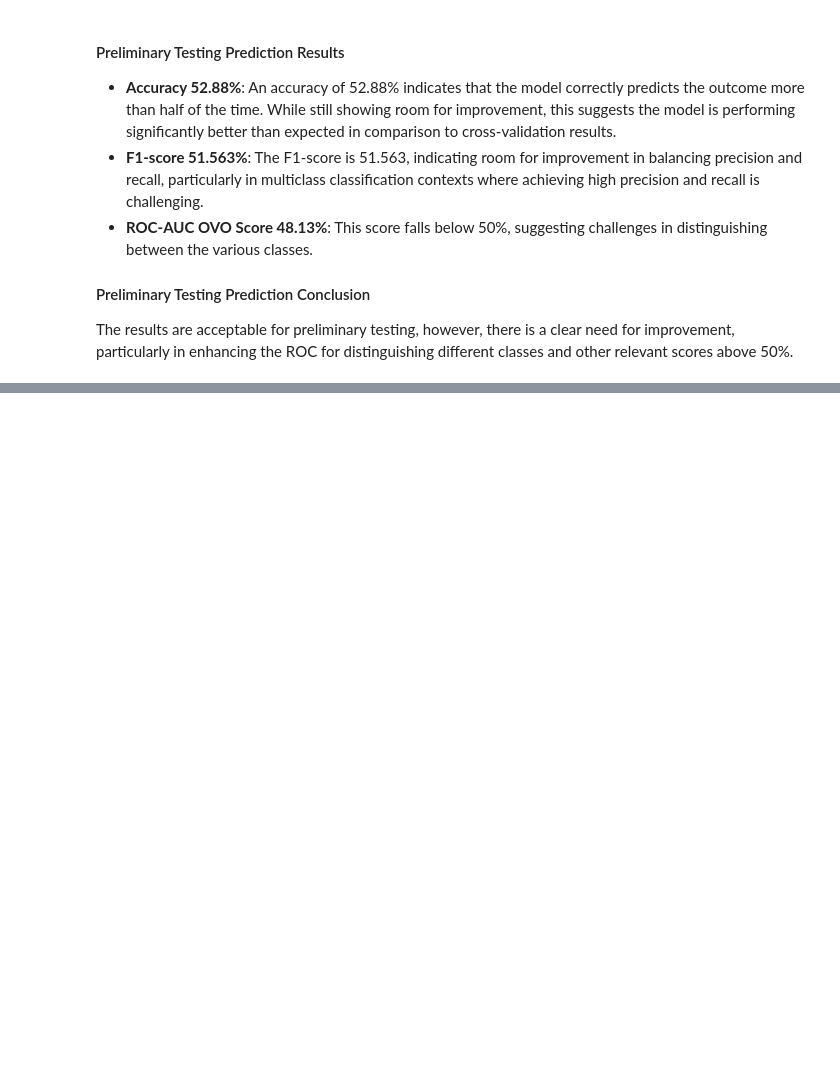
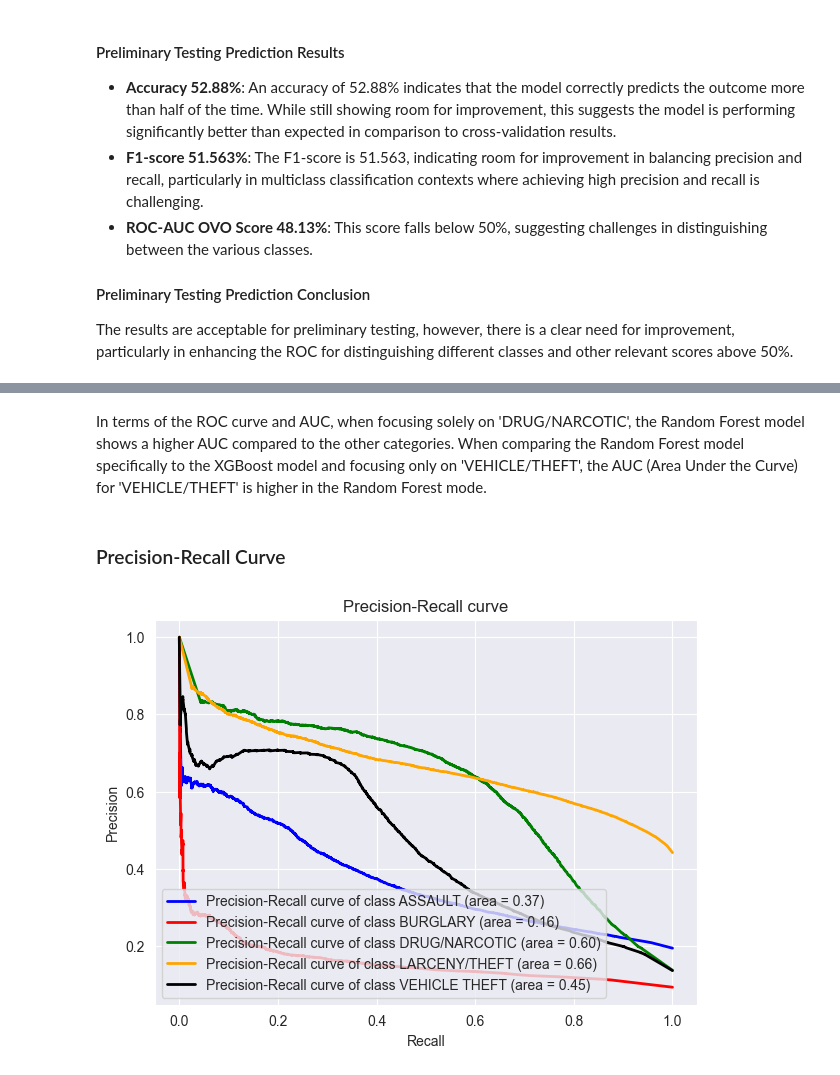
Before and after one commit to HassanAlhawari1998/SF-CrimePredict, a Jupyter notebook: Random Forest.ipynb, the cells around one changed output, grey strips where cells are left out. Drawn from its saved outputs; the diff is of its cells as text; code cells hidden in the pictures; blank space fills up the shorter version.

```diff
--- a/Random Forest.ipynb
+++ b/Random Forest.ipynb
@@ -44,6 +40,6 @@ X_final
 In Random Forest for multi-class classification, categorical features may require numerical encoding, but the target variable can be provided as either strings or integers directly, without needing binary transformation.
 # %%
-rf_clf = RandomForestClassifier(n_estimators=100, random_state=42)
+rf_clf = RandomForestClassifier(random_state=42)
 # %% [markdown]
 The code initializes a Random Forest classifier named rf_clf, specifying two parameters:
 - n_estimators: The n_estimators parameter in Random Forest determines the number of decision trees in the ensemble. Increasing it can improve performance, but it also increases training and prediction times. Too many trees may lead to overfitting and diminishing returns. In this case, 100 trees are used, which is a common default choice balancing between model performance and computational efficiency.
@@ -234,0 +275,36 @@ plt.show()
+# %% [markdown]
+In terms of the ROC curve and AUC, when focusing solely on 'DRUG/NARCOTIC', the Random Forest model shows a higher AUC compared to the other categories. When comparing the Random Forest model specifically to the XGBoost model and focusing only on 'VEHICLE/THEFT', the AUC (Area Under the Curve) for 'VEHICLE/THEFT' is higher in the Random Forest mode.
+# %% [markdown]
+### Precision-Recall Curve
+# %%
+from sklearn.metrics import precision_recall_curve
+from sklearn.metrics import average_precision_score
+import matplotlib.pyplot as plt
+from itertools import cycle
+
+n_classes = y_test_binarized.shape[1]
+precision = dict()
+recall = dict()
+average_precision = dict()
+
+colors = cycle(['blue', 'red', 'green', 'orange', 'black'])
+
+for i in range(n_classes):
+    precision[i], recall[i], _ = precision_recall_curve(y_test_binarized[:, i],
+                                                        y_pred_proba[:, i])
+    average_precision[i] = average_precision_score(y_test_binarized[:, i], y_pred_proba[:, i])
+
+# plot
+plt.figure(figsize=(7, 5))
+for i, color in zip(range(n_classes), colors):
+    plt.plot(recall[i], precision[i], color=color, lw=2,
+             label='Precision-Recall curve of class {0} (area = {1:0.2f})'
+             ''.format(label_encoder.classes_[i], average_precision[i]))
+
+plt.xlabel('Recall')
+plt.ylabel('Precision')
+plt.title('Precision-Recall curve')
+plt.legend(loc="lower left")
+plt.show()
+# %% [output]
+[figure, added]
```
Also changed, not shown: parts of 36 cells of this notebook, 2 other files.
